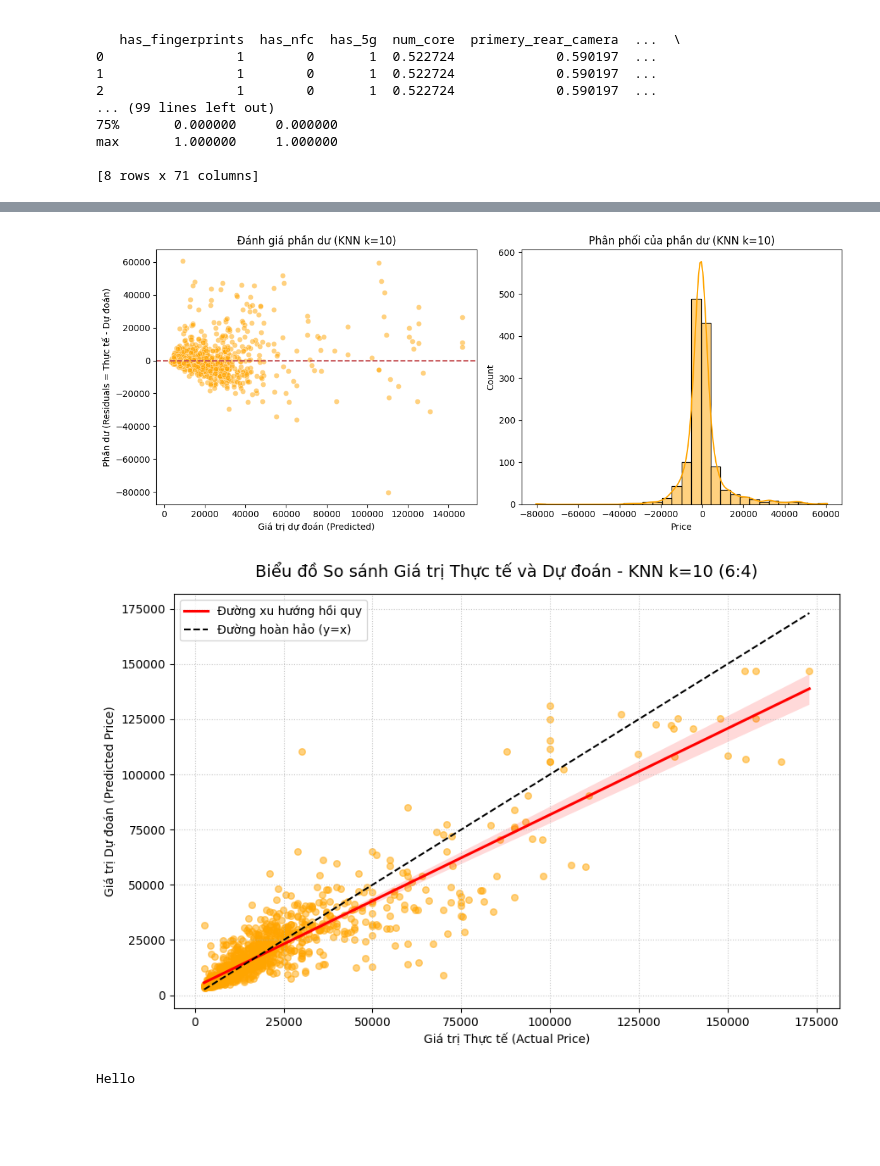
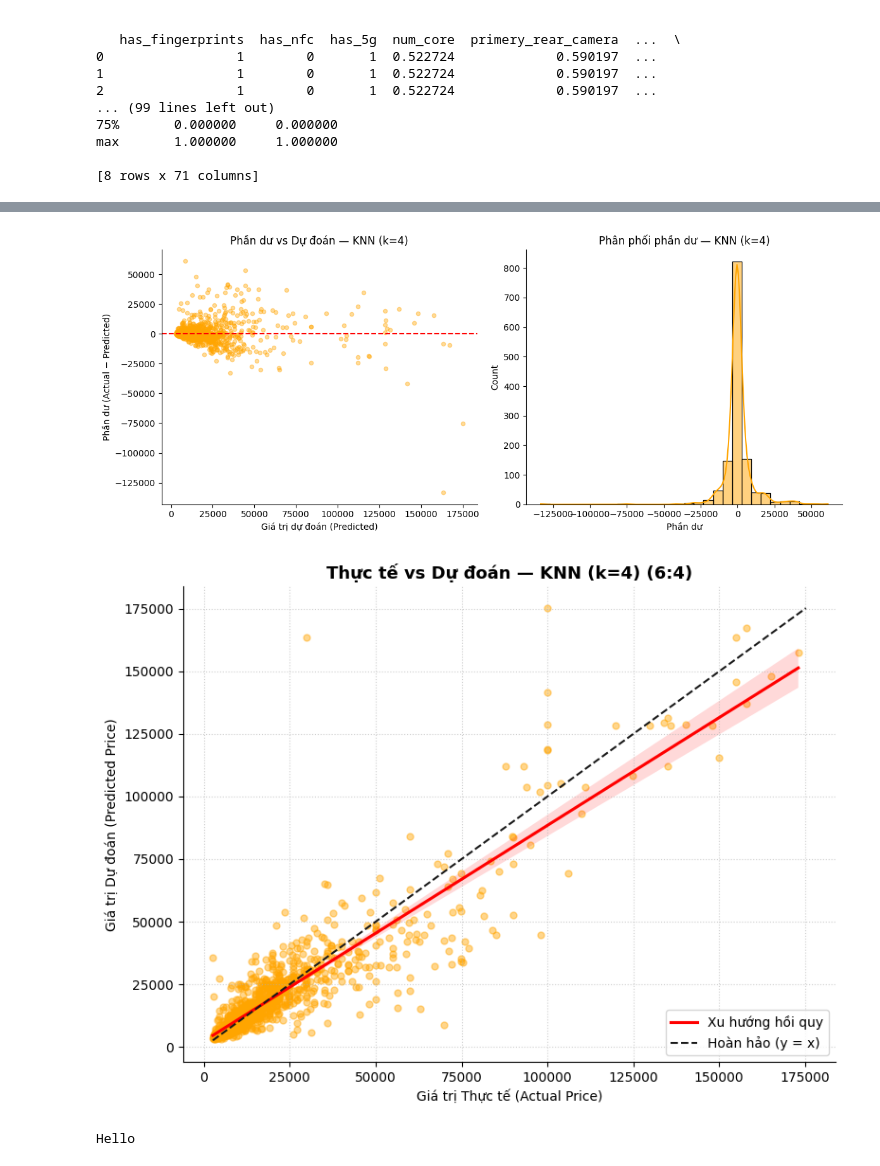
Before and after one commit to grst0610/Machine-learning, a Jupyter notebook: project.ipynb, the cells around one changed output, grey strips where cells are left out. Saved outputs shown, nothing was run; the diff lists cells and outputs as text; code cells hidden in the pictures; blank space fills up the shorter version.

```diff
--- a/project.ipynb
+++ b/project.ipynb
@@ -821,57 +835,61 @@ plt.show()
 # %%
-import matplotlib.pyplot as plt
-import seaborn as sns
+# ──────────────────────────────────────────────────────────────
+# ĐÁNH GIÁ PHẦN DƯ – KNN TỐI ƯU (tỷ lệ 6:4)
+# ──────────────────────────────────────────────────────────────
+knn_key = [k for k in saved_results if 'KNN' in k][0]   # lấy đúng key dù k thay đổi
+y_test_knn = saved_results[knn_key]["y_test"]
+y_pred_knn = saved_results[knn_key]["y_pred"]
 
-# TRÍCH XUẤT DỮ LIỆU CỦA KNN (k=10)
-y_test_knn = saved_results["KNN (k=10)"]["y_test"]
-y_pred_knn = saved_results["KNN (k=10)"]["y_pred"]
-
-# Tính phần dư
 residuals_knn = y_test_knn - y_pred_knn
 
-# Biẻu đồ đánh giá phần dư
+fig, (ax1, ax2) = plt.subplots(1, 2, figsize=(12, 5))
 
-plt.figure(figsize=(12, 5))
-plt.subplot(1, 2, 1)
-sns.scatterplot(x=y_pred_knn, y=residuals_knn, alpha=0.5, color='orange')
-plt.axhline(y=0, color='r', linestyle='--')
-plt.xlabel('Giá trị dự đoán (Predicted)')
-plt.ylabel('Phần dư (Residuals = Thực tế - Dự đoán)')
-plt.title('Đánh giá phần dư (KNN k=10)')
+# Scatter phần dư
+ax1.scatter(y_pred_knn, residuals_knn, alpha=0.4, color='orange', s=20)
+ax1.axhline(0, color='red', linestyle='--')
+ax1.set_xlabel('Giá trị dự đoán (Predicted)')
+ax1.set_ylabel('Phần dư (Actual − Predicted)')
+ax1.set_title(f'Phần dư vs Dự đoán — {knn_key}')
+ax1.spines['top'].set_visible(False)
+ax1.spines['right'].set_visible(False)
 
-plt.subplot(1, 2, 2)
-sns.histplot(residuals_knn, kde=True, bins=30, color='orange')
-plt.title('Phân phối của phần dư (KNN k=10)')
+# Histogram phân bố phần dư
+sns.histplot(residuals_knn, kde=True, bins=30, ax=ax2, color='orange')
+ax2.set_title(f'Phân phối phần dư — {knn_key}')
+ax2.set_xlabel('Phần dư')
+ax2.spines['top'].set_visible(False)
+ax2.spines['right'].set_visible(False)
+
 plt.tight_layout()
 plt.show()
 # %% [output]
-[figure, old version]
+[figure, new version]
 # %%
-# Biểu đồ thực tế vs dự đoán
-plt.figure(figsize=(9, 6))
+# ──────────────────────────────────────────────────────────────
+# THỰC TẾ vs DỰ ĐOÁN – KNN TỐI ƯU (tỷ lệ 6:4)
+# ──────────────────────────────────────────────────────────────
+fig, ax = plt.subplots(figsize=(8, 6))
 
-# Vẽ các điểm dữ liệu và đường xu hướng hồi quy
 sns.regplot(
-    x=y_test_knn,
-    y=y_pred_knn,
-    scatter_kws={'alpha': 0.5, 'color': 'orange', 's': 30},
-    line_kws={'color': 'red', 'label': 'Đường xu hướng hồi quy'}
+    x=y_test_knn, y=y_pred_knn, ax=ax,
+    scatter_kws={'alpha': 0.45, 'color': 'orange', 's': 25},
+    line_kws={'color': 'red', 'label': 'Xu hướng hồi quy'}
 )
 
-# Vẽ đường hoàn hảo y = x (Nơi Dự đoán chính xác 100% bằng Thực tế)
-min_val = min(y_test_knn.min(), y_pred_knn.min())
-max_val = max(y_test_knn.max(), y_pred_knn.max())
-plt.plot([min_val, max_val], [min_val, max_val], color='black', linestyle='--', label='Đường hoàn hảo (y=x)')
+lo, hi = min(y_test_knn.min(), y_pred_knn.min()), max(y_test_knn.max(), y_pred_knn.max())
+ax.plot([lo, hi], [lo, hi], 'k--', label='Hoàn hảo (y = x)')
 
-plt.xlabel('Giá trị Thực tế (Actual Price)')
-plt.ylabel('Giá trị Dự đoán (Predicted Price)')
-plt.title('Biểu đồ So sánh Giá trị Thực tế và Dự đoán - KNN k=10 (6:4)', fontsize=14, pad=15)
-plt.legend()
-plt.grid(True, linestyle=':', alpha=0.7)
+ax.set_xlabel('Giá trị Thực tế (Actual Price)')
+ax.set_ylabel('Giá trị Dự đoán (Predicted Price)')
+ax.set_title(f'Thực tế vs Dự đoán — {knn_key} (6:4)', fontsize=13, fontweight='bold')
+ax.legend()
+ax.grid(True, linestyle=':', alpha=0.6)
+ax.spines['top'].set_visible(False)
+ax.spines['right'].set_visible(False)
 plt.tight_layout()
 plt.show()
 # %% [output]
-[figure, old version]
+[figure, new version]
 # %%
 print("Hello")
 # %% [output]
```
Also changed, not shown: parts of 19 cells of this notebook.
